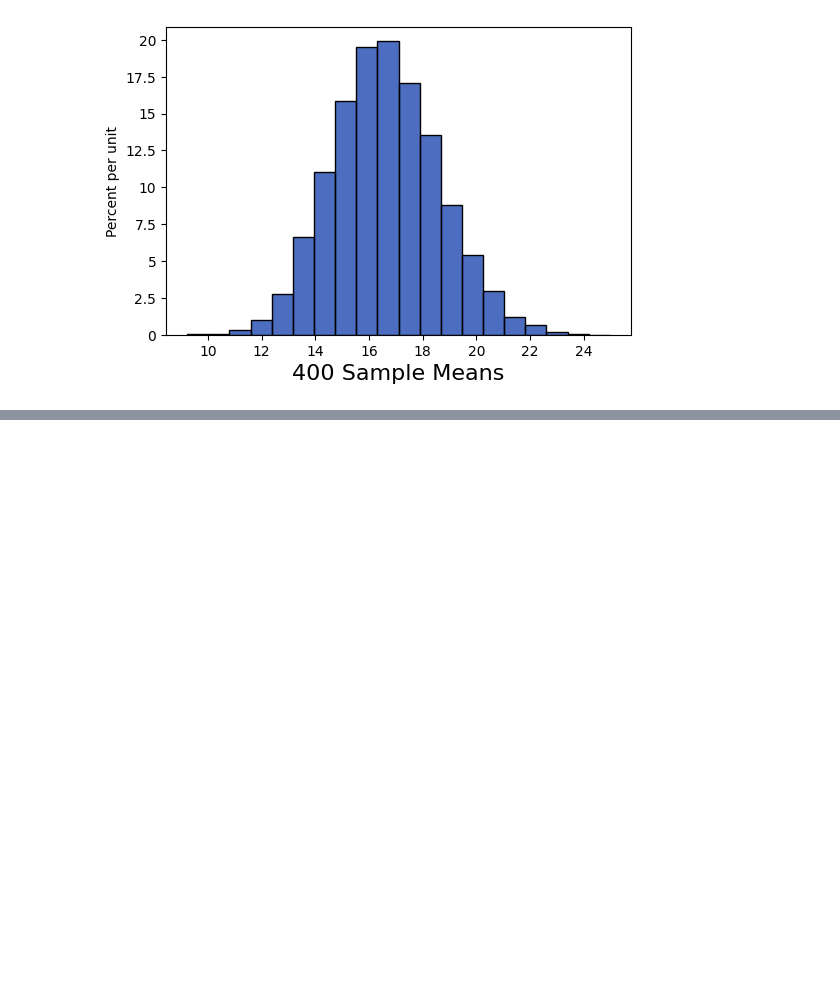
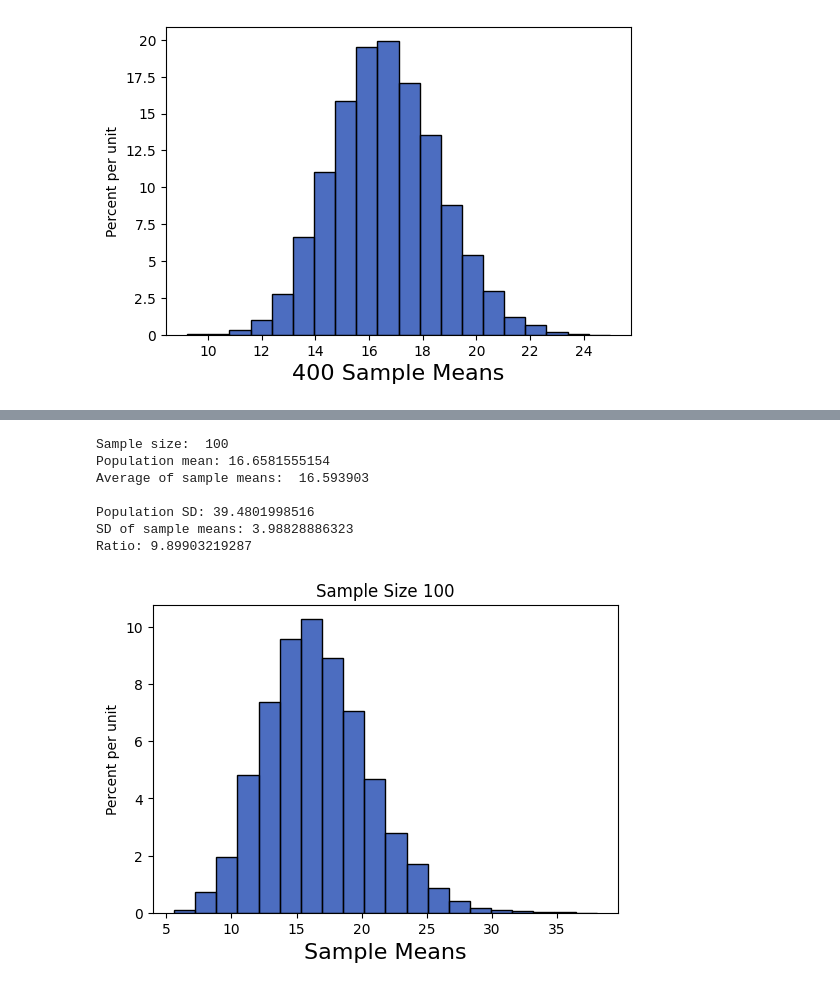
Before and after one commit to lochnes-007/Data8, a Jupyter notebook: 27-SampleMeans.ipynb, the cells around one changed output, grey strips where cells are left out. Saved outputs shown, nothing was run; the diff lists cells and outputs as text; code cells hidden in the pictures; blank space fills up the shorter version.

```diff
--- a/27-SampleMeans.ipynb
+++ b/27-SampleMeans.ipynb
@@ -38,0 +52,31 @@ Population Average:  16.6581555154
+# %%
+"""Empirical distribution of random sample means"""
+delay_sd = np.std(united.column("Delay"))
+
+def plot_and_summarize_sample_means(sample_size):
+    sample_means = ten_thousand_sample_means(sample_size)
+    sample_means_tbl = Table().with_column('Sample Means', sample_means)
+
+    # Print some information about the distribution of the sample means
+    print("Sample size: ", sample_size)
+    print("Population mean:", delay_mean)
+    print("Average of sample means: ", np.mean(sample_means))
+    print("\nPopulation SD:", delay_sd)
+    print("SD of sample means:", np.std(sample_means))
+    print("Ratio:", delay_sd / np.std(sample_means))
+
+    # Plot a histogram of the sample means
+    sample_means_tbl.hist(bins=20)
+    plt.xlabel('Sample Means')
+    plt.title('Sample Size ' + str(sample_size))
+# %%
+plot_and_summarize_sample_means(100)
+# %% [output]
+Sample size:  100
+Population mean: 16.6581555154
+Average of sample means:  16.593903
+
+Population SD: 39.4801998516
+SD of sample means: 3.98828886323
+Ratio: 9.89903219287
+[figure, added]
```
Also changed, not shown: parts of 5 cells of this notebook.
